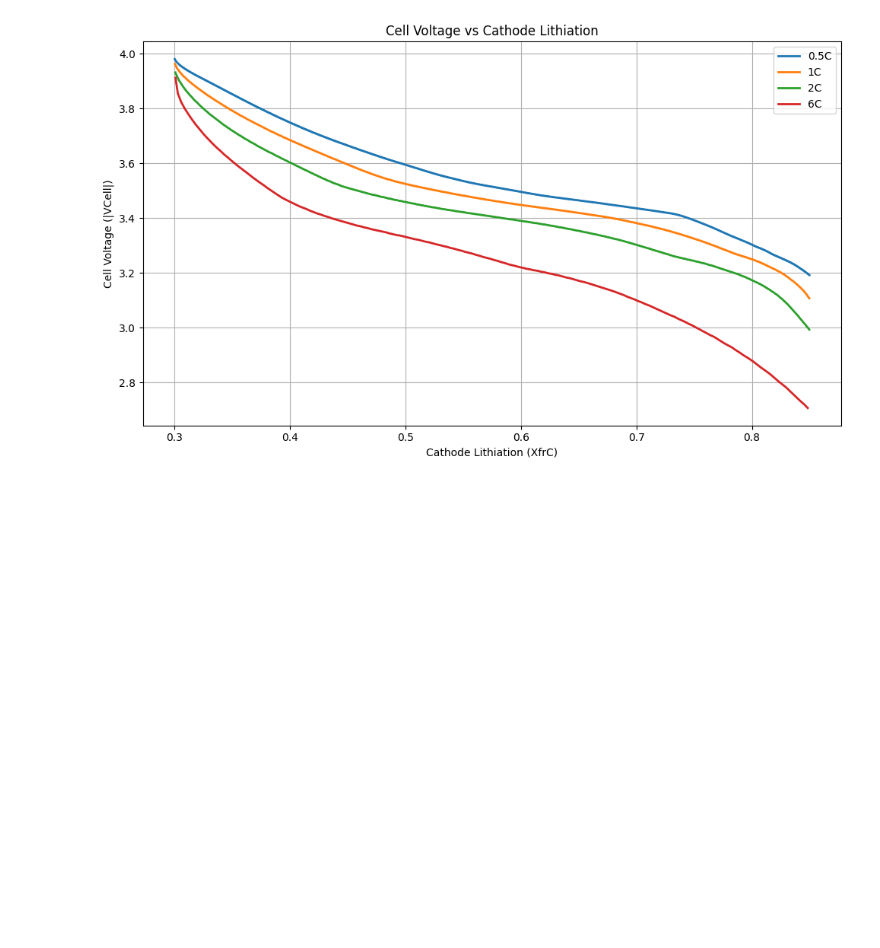
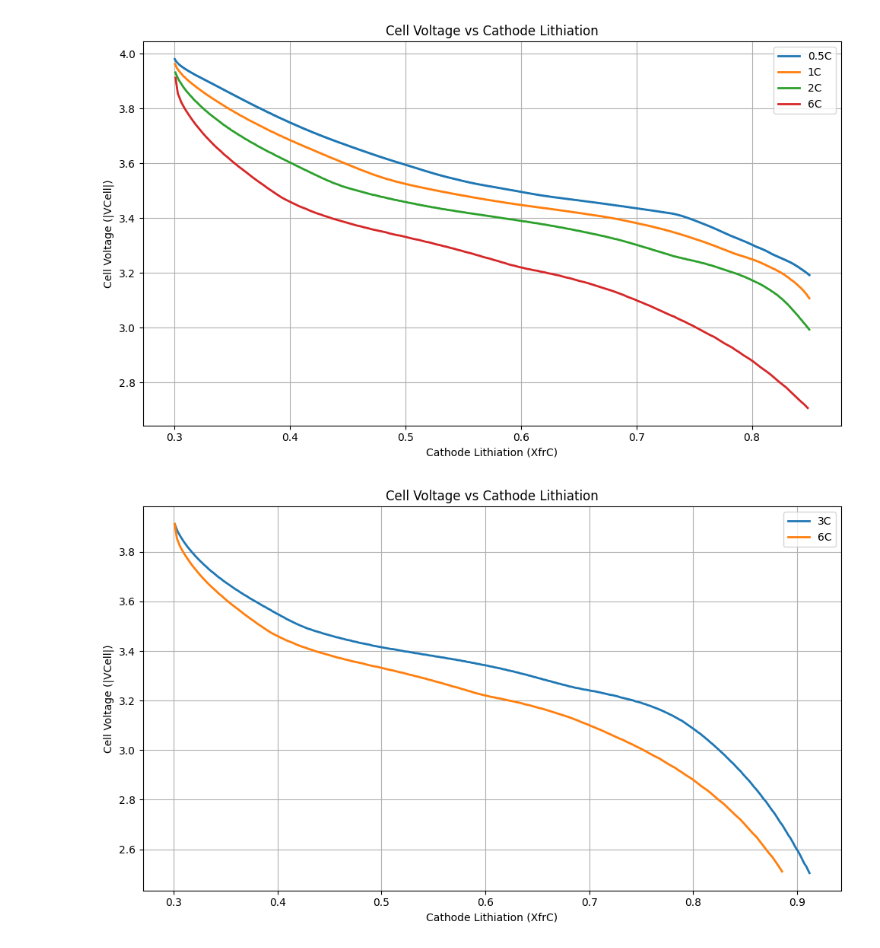
Before and after one commit to HCY-Group/BESFEM, a Jupyter notebook: BESFEM/plotting/current_plots.ipynb, the cells around one changed output. Drawn from its saved outputs; the diff is of its cells as text; code cells hidden in the pictures; blank space fills up the shorter version.

```diff
--- a/BESFEM/plotting/current_plots.ipynb
+++ b/BESFEM/plotting/current_plots.ipynb
@@ -139,3 +139,50 @@ plt.tight_layout()
 plt.show()
 # %% [output]
 [figure]
+# %%
+import re
+import pandas as pd
+import matplotlib.pyplot as plt
+
+def extract_data(file_path):
+    """Extract (XfrC, VCell) pairs from a simulation output file."""
+    pattern = re.compile(r"XfrC\s*=\s*([-eE0-9.]+),.*?VCell\s*=\s*([-eE0-9.]+)")
+    data = []
+    with open(file_path, 'r') as f:
+        for line in f:
+            match = pattern.search(line)
+            if match:
+                XfrC = float(match.group(1))
+                VCell = abs(float(match.group(2)))
+                data.append((XfrC, VCell))
+    df = pd.DataFrame(data, columns=["XfrC", "VCell"])
+    df = df[df["XfrC"] != 0.3]  # remove initial timestep
+    return df
+
+# --- File paths ---
+file1 = "../bin/3D_full_3C_2.5VCell.txt"
+file2 = "../bin/3D_full_6C_2.5VCell.txt"
+
+# --- Load both datasets ---
+df1 = extract_data(file1)
+df2 = extract_data(file2)
+# df3 = extract_data(file3)
+# df4 = extract_data(file4)
+
+# --- Plot both ---
+plt.figure(figsize=(10,6))
+plt.plot(df1["XfrC"], df1["VCell"], label="3C", linewidth=2)
+plt.plot(df2["XfrC"], df2["VCell"], label="6C", linewidth=2)
+# plt.plot(df3["XfrC"], df3["VCell"], label="2C", linewidth=2)
+# plt.plot(df4["XfrC"], df4["VCell"], label="6C", linewidth=2)
+
+
+plt.xlabel("Cathode Lithiation (XfrC)")
+plt.ylabel("Cell Voltage (|VCell|)")
+plt.title("Cell Voltage vs Cathode Lithiation")
+plt.legend()
+plt.grid(True)
+plt.tight_layout()
+plt.show()
+# %% [output]
+[figure, added]
```
Also changed, not shown: parts of 2 cells of this notebook, 9 other files.
